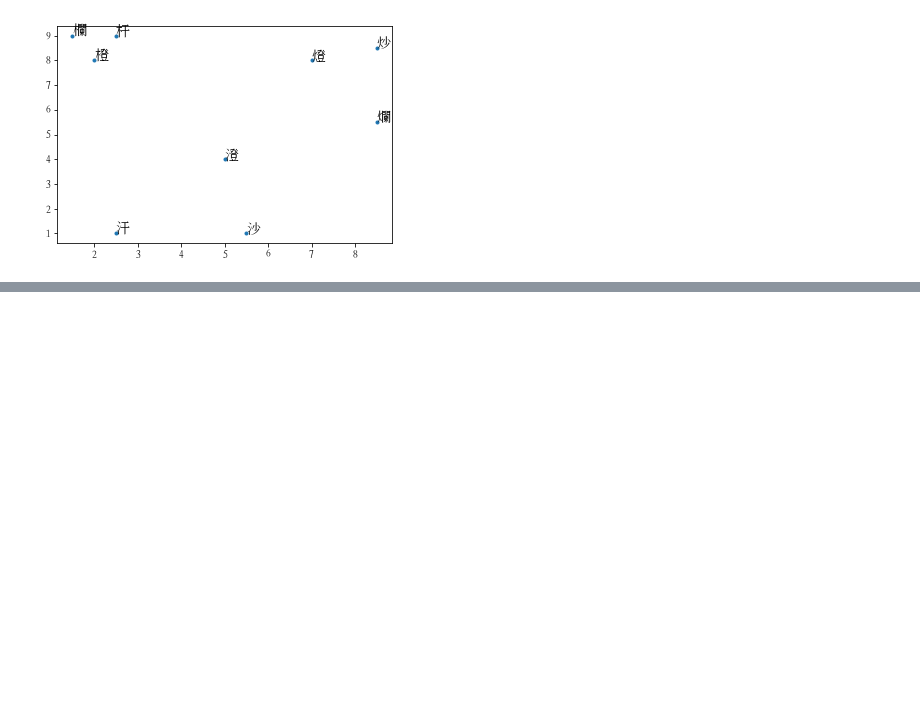
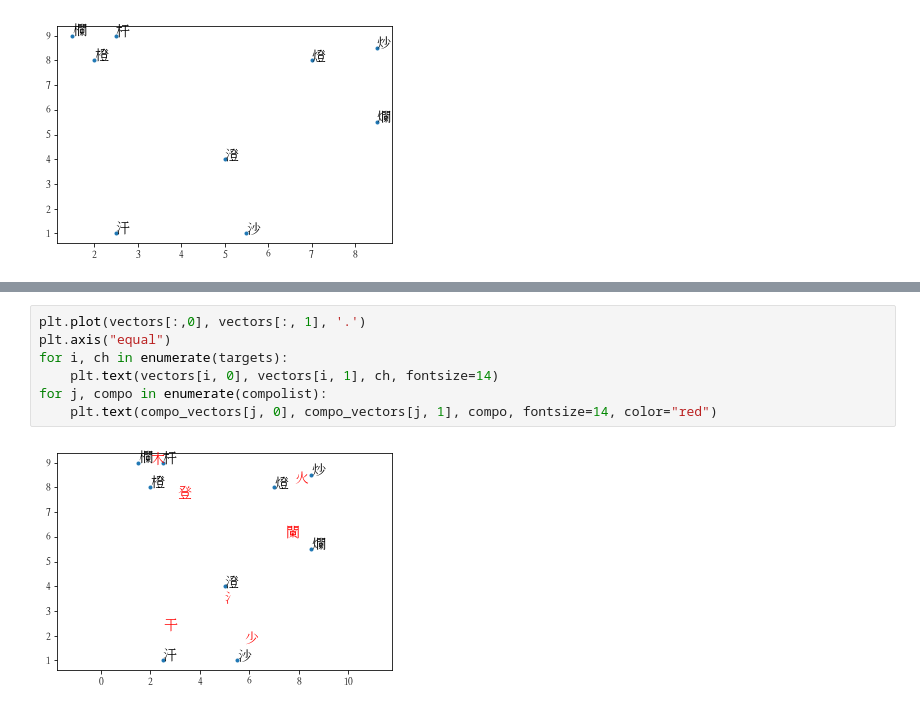
Before and after one commit to seantyh/CompoTree, a Jupyter notebook: etc/12.11-EM.compo.ipynb, the cells around one changed output, grey strips where cells are left out. Cells and saved outputs as stored; diff of their text form; blank space fills up the shorter version.

```diff
--- a/etc/12.11-EM.compo.ipynb
+++ b/etc/12.11-EM.compo.ipynb
@@ -60,0 +212,9 @@ for i, ch in enumerate(targets):
+# %%
+plt.plot(vectors[:,0], vectors[:, 1], '.')
+plt.axis("equal")
+for i, ch in enumerate(targets):
+    plt.text(vectors[i, 0], vectors[i, 1], ch, fontsize=14)
+for j, compo in enumerate(compolist):
+    plt.text(compo_vectors[j, 0], compo_vectors[j, 1], compo, fontsize=14, color="red")
+# %% [output]
+[figure, added]
```
Also changed, not shown: parts of 30 cells of this notebook.
